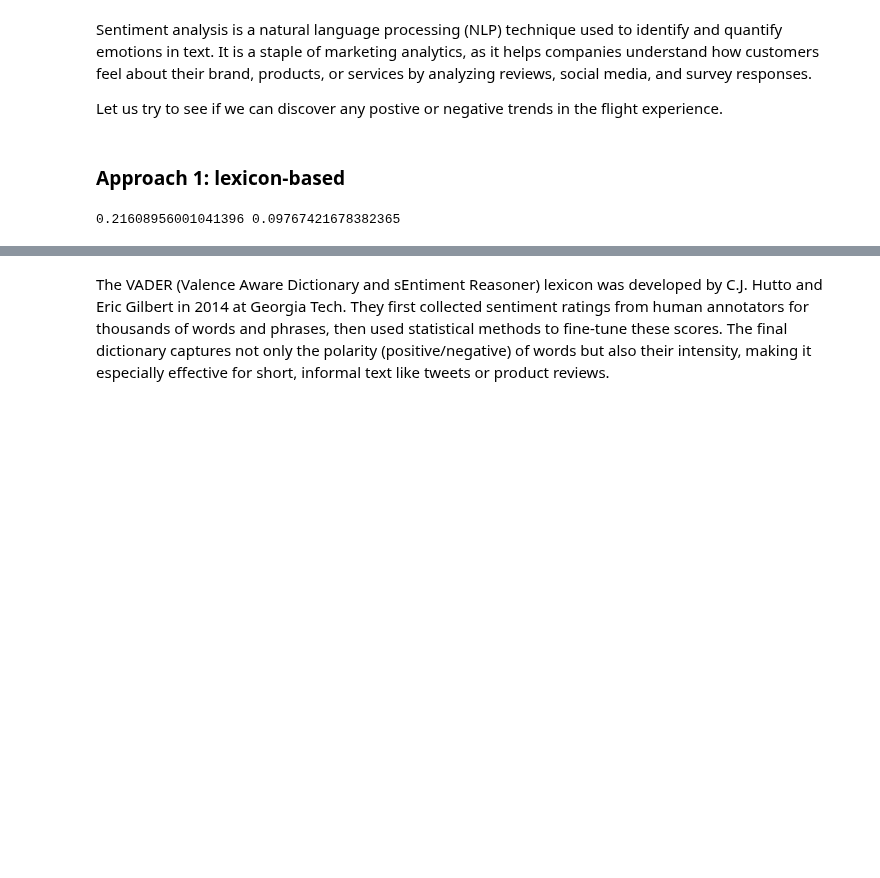
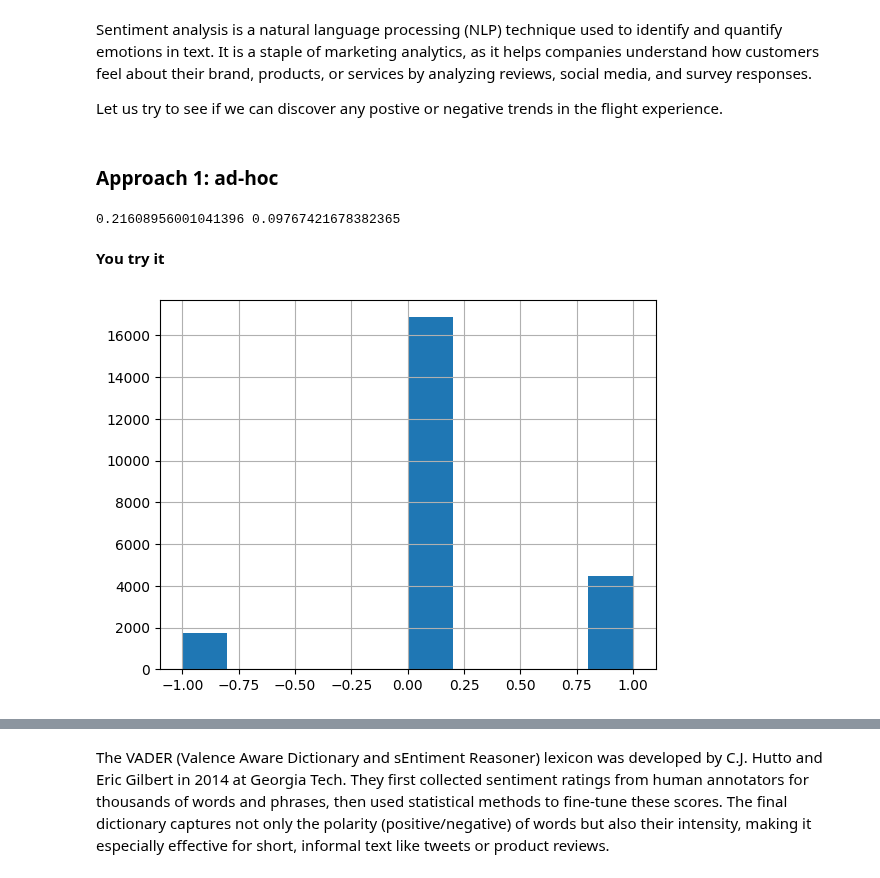
Before and after one commit to ciri/iese-dsfb, a Jupyter notebook: notebooks/410-Airline-Text-Analytics-Part-II.ipynb, the cells around one changed output, grey strips where cells are left out. Saved outputs shown, nothing was run; the diff lists cells and outputs as text; code cells hidden in the pictures; blank space fills up the shorter version.

```diff
--- a/notebooks/410-Airline-Text-Analytics-Part-II.ipynb
+++ b/notebooks/410-Airline-Text-Analytics-Part-II.ipynb
@@ -37,7 +40,7 @@ Sentiment analysis is a natural language processing (NLP) technique used to iden
 
 Let us try to see if we can discover any postive or negative trends in the flight experience.
 # %% [markdown]
-### Approach 1: lexicon-based
+### Approach 1: ad-hoc
 # %%
 good = df.Review.str.lower().str.contains('good')
 bad  = df.Review.str.lower().str.contains('bad')
@@ -45,3 +48,10 @@ bad  = df.Review.str.lower().str.contains('bad')
 print(good.mean(), bad.mean())
 # %% [output]
 0.21608956001041396 0.09767421678382365
+# %% [markdown]
+**You try it**
+# %%
+df['simple_sentiment'] = good.astype(int) - bad.astype(int)
+df.simple_sentiment.hist();
+# %% [output]
+[figure, added]
```
Also changed, not shown: parts of 9 cells of this notebook.
